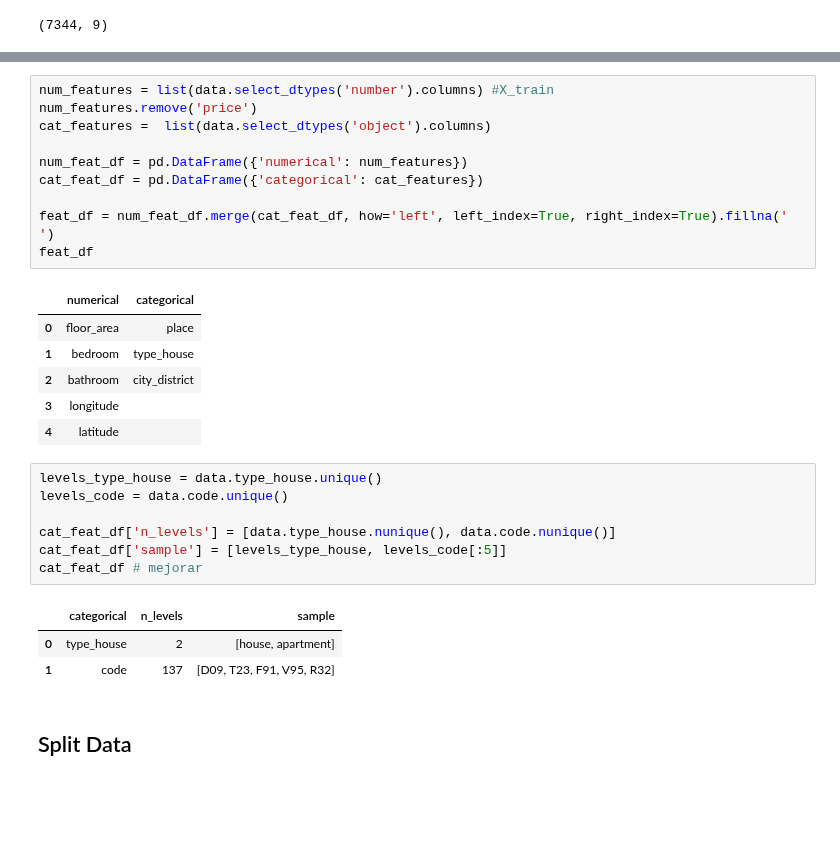
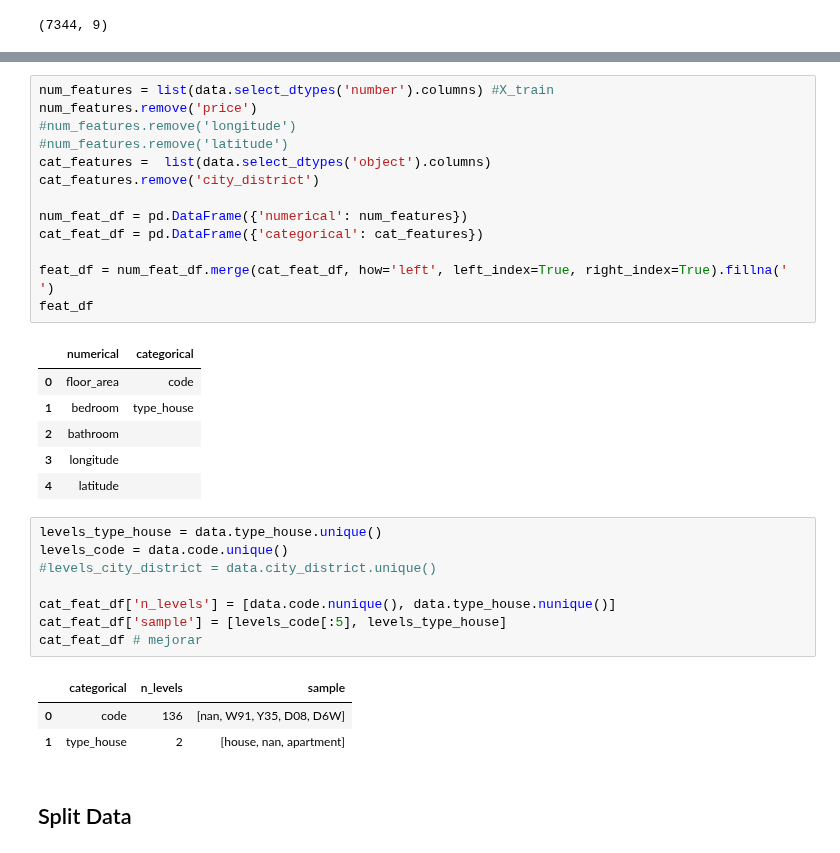
Before and after one commit to javiicc/Identifying_Potential_Investment_Opportunities_In_The_Irish_Real_Estate_Market_Using_MachineLearning, a Jupyter notebook: Price_Inference.ipynb, the cells around one changed output, grey strips where cells are left out. Cells and saved outputs as stored; diff of their text form; blank space fills up the shorter version.

```diff
--- a/Price_Inference.ipynb
+++ b/Price_Inference.ipynb
@@ -65,7 +40,10 @@ data.shape
 # %%
 num_features = list(data.select_dtypes('number').columns) #X_train
 num_features.remove('price')
+#num_features.remove('longitude')
+#num_features.remove('latitude')
 cat_features =  list(data.select_dtypes('object').columns)
+cat_features.remove('city_district')
 
 num_feat_df = pd.DataFrame({'numerical': num_features})
 cat_feat_df = pd.DataFrame({'categorical': cat_features})
@@ -74,21 +52,22 @@ feat_df = num_feat_df.merge(cat_feat_df, how='left', left_index=True, right_inde
 feat_df
 # %% [output]
 |  | numerical | categorical |
-| 0 | floor_area | place |
+| 0 | floor_area | code |
 | 1 | bedroom | type_house |
-| 2 | bathroom | city_district |
+| 2 | bathroom |  |
 | 3 | longitude |  |
 | 4 | latitude |  |
 # %%
 levels_type_house = data.type_house.unique()
 levels_code = data.code.unique()
+#levels_city_district = data.city_district.unique()
 
-cat_feat_df['n_levels'] = [data.type_house.nunique(), data.code.nunique()]
-cat_feat_df['sample'] = [levels_type_house, levels_code[:5]]
+cat_feat_df['n_levels'] = [data.code.nunique(), data.type_house.nunique()]
+cat_feat_df['sample'] = [levels_code[:5], levels_type_house]
 cat_feat_df # mejorar
 # %% [output]
 |  | categorical | n_levels | sample |
-| 0 | type_house | 2 | [house, apartment] |
-| 1 | code | 137 | [D09, T23, F91, V95, R32] |
+| 0 | code | 136 | [nan, W91, Y35, D08, D6W] |
+| 1 | type_house | 2 | [house, nan, apartment] |
 # %% [markdown]
 ## Split Data
```
Also changed, not shown: parts of 133 cells of this notebook, 5 other files.
